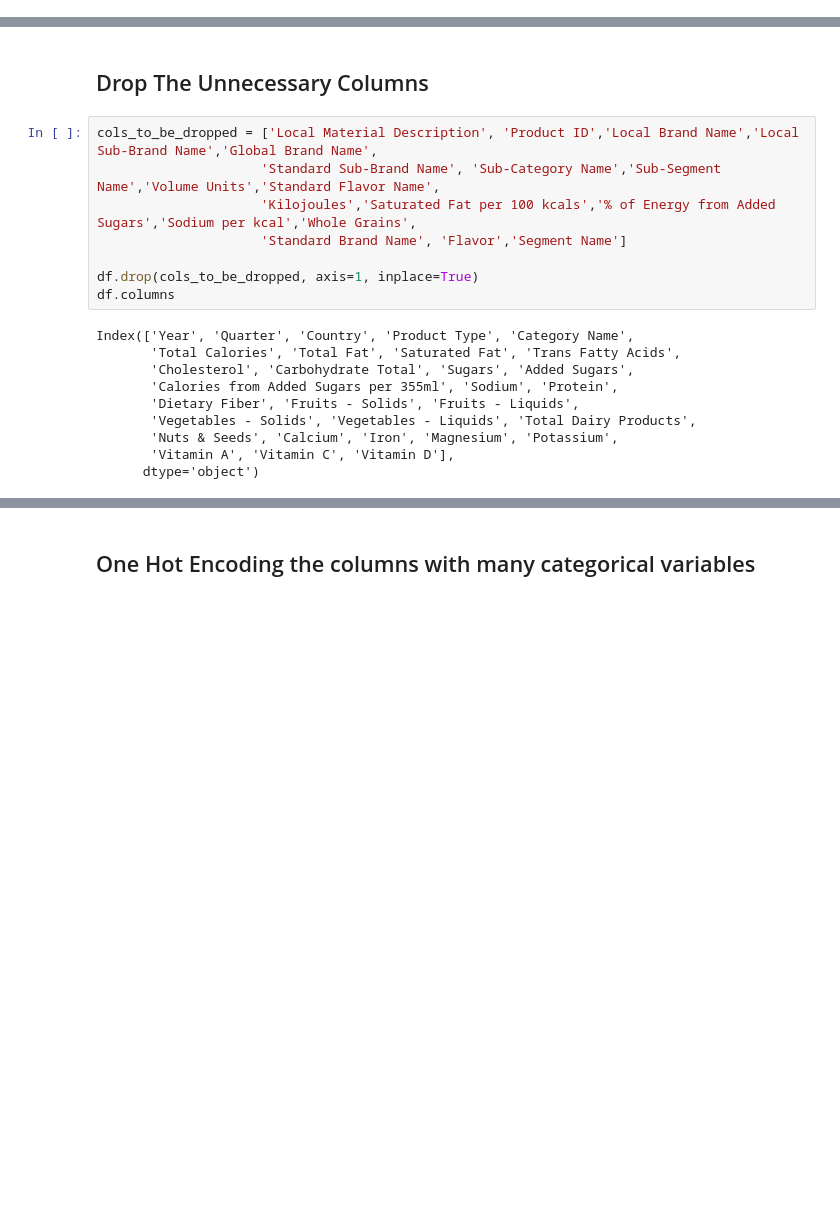
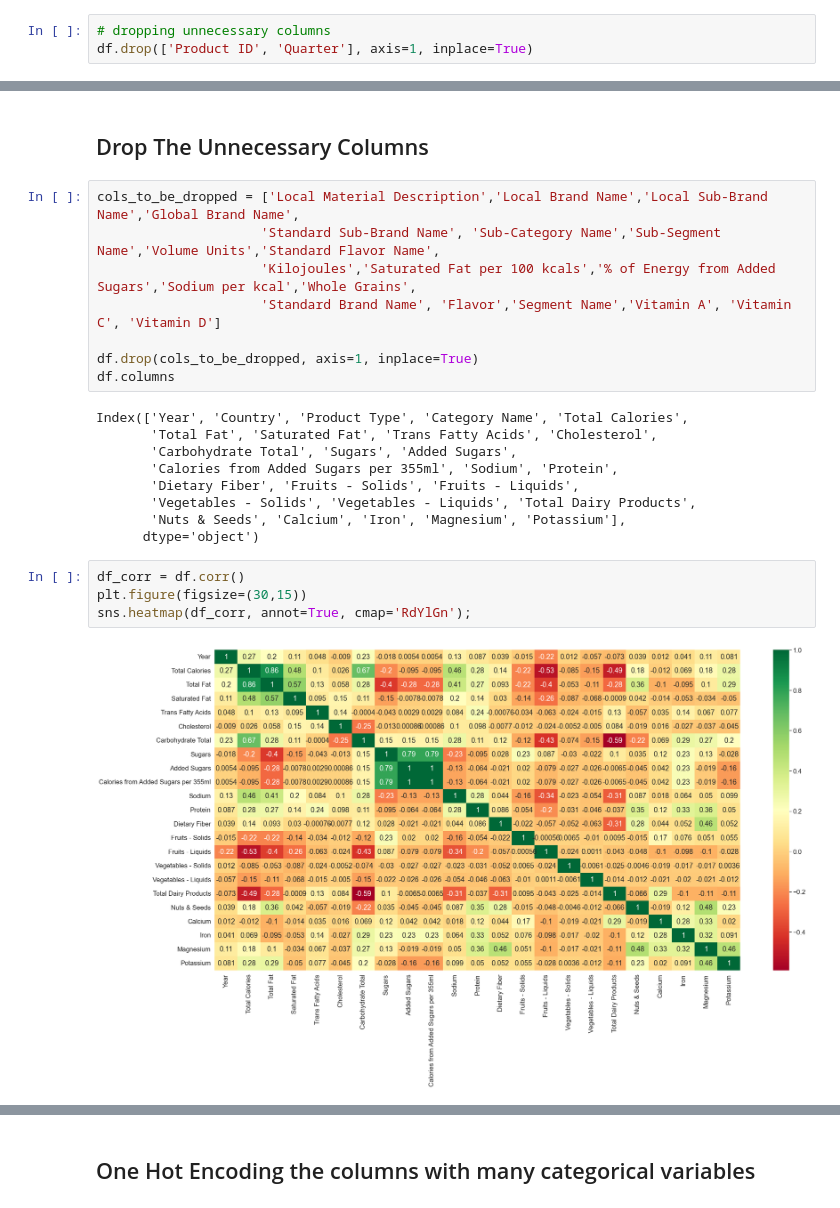
Before and after one commit to thatquams/NYAS_PepsiCo_Competition, a Jupyter notebook: Abdulraheem Quwam.ipynb, the cells around one changed output, grey strips where cells are left out. Saved outputs shown, nothing was run; the diff lists cells and outputs as text; blank space fills up the shorter version.

```diff
--- a/Abdulraheem Quwam.ipynb
+++ b/Abdulraheem Quwam.ipynb
@@ -199,0 +176,3 @@ plt.show()
+# %%
+# dropping unnecessary columns
+df.drop(['Product ID', 'Quarter'], axis=1, inplace=True)
@@ -202,23 +204,28 @@ plt.show()
 # %% [markdown]
 ## Drop The Unnecessary Columns
 # %%
-cols_to_be_dropped = ['Local Material Description', 'Product ID','Local Brand Name','Local Sub-Brand Name','Global Brand Name',
+cols_to_be_dropped = ['Local Material Description','Local Brand Name','Local Sub-Brand Name','Global Brand Name',
                      'Standard Sub-Brand Name', 'Sub-Category Name','Sub-Segment Name','Volume Units','Standard Flavor Name',
                      'Kilojoules','Saturated Fat per 100 kcals','% of Energy from Added Sugars','Sodium per kcal','Whole Grains',
-                     'Standard Brand Name', 'Flavor','Segment Name']
+                     'Standard Brand Name', 'Flavor','Segment Name','Vitamin A', 'Vitamin C', 'Vitamin D']
 
 df.drop(cols_to_be_dropped, axis=1, inplace=True)
 df.columns
 # %% [output]
-Index(['Year', 'Quarter', 'Country', 'Product Type', 'Category Name',
-       'Total Calories', 'Total Fat', 'Saturated Fat', 'Trans Fatty Acids',
-       'Cholesterol', 'Carbohydrate Total', 'Sugars', 'Added Sugars',
+Index(['Year', 'Country', 'Product Type', 'Category Name', 'Total Calories',
+       'Total Fat', 'Saturated Fat', 'Trans Fatty Acids', 'Cholesterol',
+       'Carbohydrate Total', 'Sugars', 'Added Sugars',
        'Calories from Added Sugars per 355ml', 'Sodium', 'Protein',
        'Dietary Fiber', 'Fruits - Solids', 'Fruits - Liquids',
        'Vegetables - Solids', 'Vegetables - Liquids', 'Total Dairy Products',
-       'Nuts & Seeds', 'Calcium', 'Iron', 'Magnesium', 'Potassium',
-       'Vitamin A', 'Vitamin C', 'Vitamin D'],
+       'Nuts & Seeds', 'Calcium', 'Iron', 'Magnesium', 'Potassium'],
       dtype='object')
+# %%
+df_corr = df.corr()
+plt.figure(figsize=(30,15))
+sns.heatmap(df_corr, annot=True, cmap='RdYlGn');
+# %% [output]
+[figure, added]
 # %%
 # filling the Null values in the Category column
 cat_mode = df['Category Name'].mode()[0]
```
Also changed, not shown: parts of 44 cells of this notebook, 3 other files.
